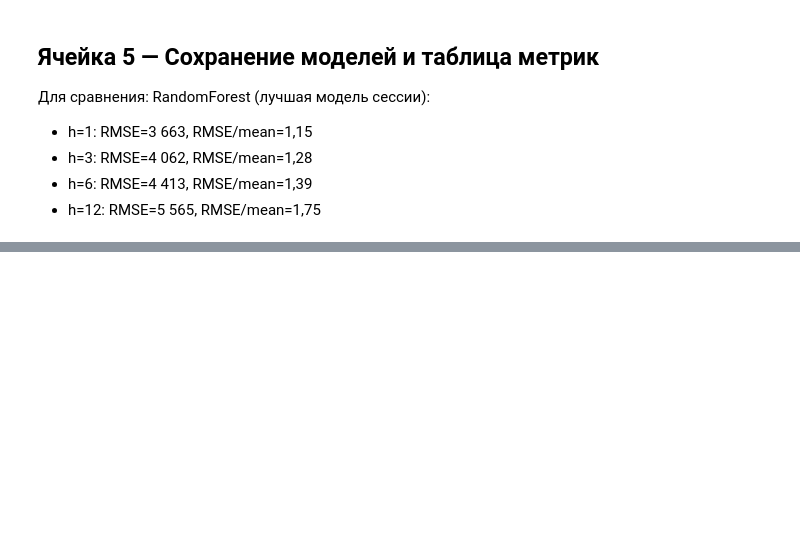
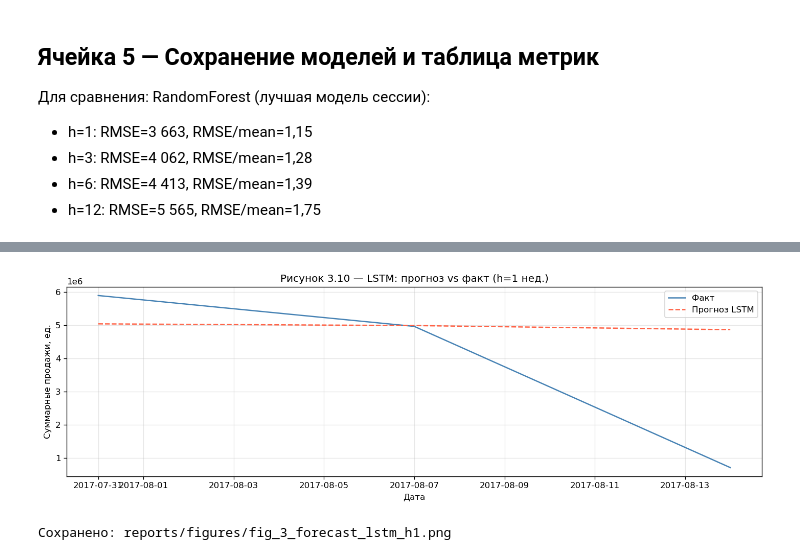
Before and after one commit to Reddetk/store-sales-kr, a Jupyter notebook: notebooks/03b_ml_lstm.ipynb, the cells around one changed output, grey strips where cells are left out. Drawn from its saved outputs; the diff is of its cells as text; code cells hidden in the pictures; blank space fills up the shorter version.

```diff
--- a/notebooks/03b_ml_lstm.ipynb
+++ b/notebooks/03b_ml_lstm.ipynb
@@ -312,3 +361,58 @@ for h in FORECAST_HORIZONS:
+# %%
+# ── Ячейка 6 — График прогноз vs факт LSTM (h=1) ─────────────────────────────
+if 1 in models_lstm:
+    target_col = "target_h1"
+    df_h_s = make_horizon_target(df_all_s, horizon=1)
+    df_h_s = df_h_s[df_h_s[FAMILY_COL].isin(TOP_FAMILIES)]
+    test_h = df_h_s[df_h_s[DATE_COL] >= cutoff].dropna(subset=[target_col])
+
+    X_te, y_te = build_sequences(test_h, FEATURE_COLS, target_col, SEQ_LEN)
+
+    # Даты для агрегации: каждая последовательность заканчивается на строке i
+    dates_te = (
+        test_h.sort_values([STORE_COL, FAMILY_COL, DATE_COL])
+        .groupby([STORE_COL, FAMILY_COL], sort=False)
+        .apply(lambda g: g[DATE_COL].values[SEQ_LEN:])
+        .explode()
+        .values
+    )
+
+    models_lstm[1].eval()
+    with torch.no_grad():
+        pred_log = models_lstm[1](
+            torch.tensor(X_te, dtype=torch.float32).to(DEVICE)
+        ).cpu().numpy()
+
+    y_true = np.expm1(y_te)
+    y_pred = np.expm1(np.clip(pred_log, -1e6, 20))
+
+    agg = (
+        pd.DataFrame({"date": dates_te, "actual": y_true, "pred": y_pred})
+        .groupby("date").sum()
+        .reset_index()
+        .iloc[1:]   # убираем переходную первую точку
+        .reset_index(drop=True)
+    )
+
+    fig, ax = plt.subplots(figsize=(12, 4))
+    ax.plot(agg["date"], agg["actual"], label="Факт",
+            linewidth=1.5, color="steelblue")
+    ax.plot(agg["date"], agg["pred"],   label="Прогноз LSTM",
+            linewidth=1.5, color="tomato", linestyle="--")
+    ax.set_title("Рисунок 3.10 — LSTM: прогноз vs факт (h=1 нед.)")
+    ax.set_xlabel("Дата")
+    ax.set_ylabel("Суммарные продажи, ед.")
+    ax.legend()
+    ax.grid(alpha=0.3)
+    plt.tight_layout()
+    plt.savefig(FIGURES / "fig_3_forecast_lstm_h1.png", dpi=120)
+    plt.show()
+    print("Сохранено: reports/figures/fig_3_forecast_lstm_h1.png")
+else:
+    print("[WARN] models_lstm[1] не найден — запусти Ячейку 3 первой.")
+# %% [output]
+[figure, added]
+Сохранено: reports/figures/fig_3_forecast_lstm_h1.png
 # %%
 print("=" * 60)
 print("Ноутбук 03b выполнен.")
```
Also changed, not shown: parts of 7 cells of this notebook, 5 other files.
